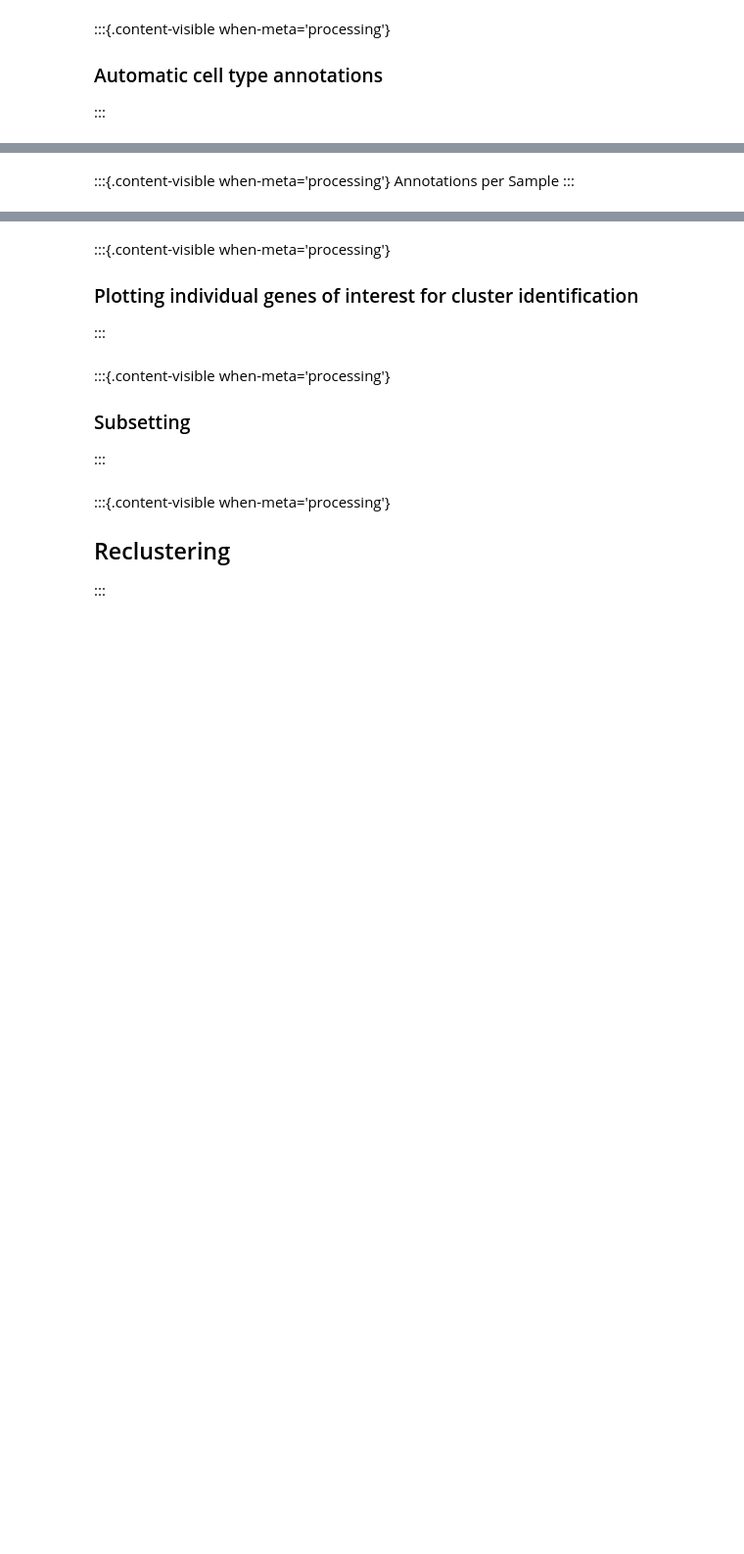
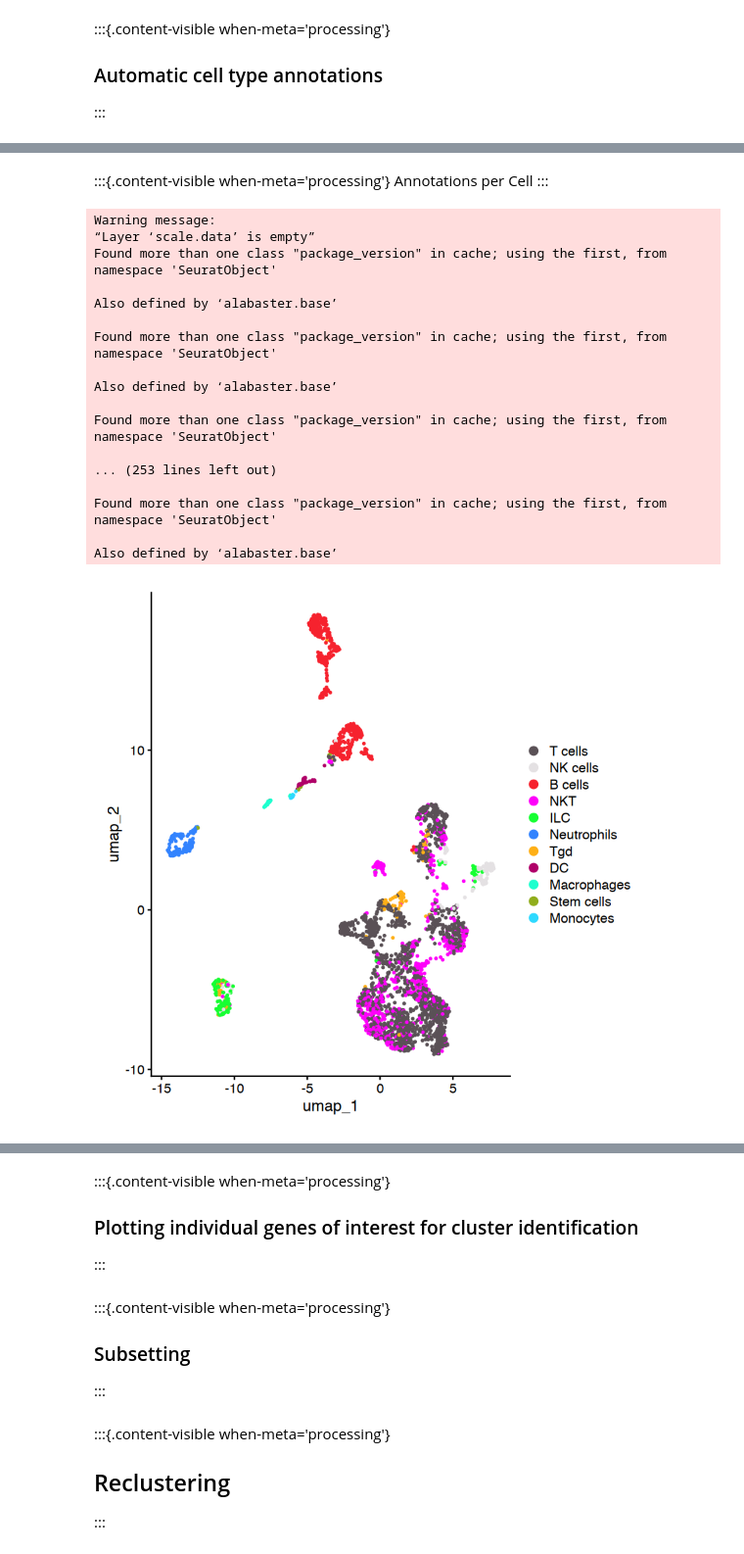
Before and after one commit to EduardAnsaldo/scripts_for_single_cell_analysis, a Jupyter notebook: Analysis_template.ipynb, the cells around one changed output, grey strips where cells are left out. Shown at 98% size. Drawn from its saved outputs; the diff is of its cells as text; code cells hidden in the pictures; blank space fills up the shorter version.

```diff
--- a/Analysis_template.ipynb
+++ b/Analysis_template.ipynb
@@ -425,25 +562,40 @@ ggsave(paste0('UMAP_cluster_SingleR_annotations_by_group','.pdf'), path = local_
 # %% [markdown]
 :::{.content-visible when-meta='processing'}
-Annotations per Sample
+Annotations per Cell
 :::
 # %%
-:::{.content-visible when-meta='processing'}
-
 immgen <- ImmGenData(ensembl = FALSE)
 predictions_cell_basis <- SingleR(test = as.SingleCellExperiment(seurat), assay.type.test = 1, ref = immgen, labels = immgen$label.main)
 
 predictions_cell_basis <- predictions_cell_basis |>
     as_tibble() |>
     dplyr::select(c('labels'))
 
 predictions_cell_basis <- predictions_cell_basis |> rename('labels_per_cell_coarse' = 'labels')
 
 seurat$labels_per_cell_coarse <- predictions_cell_basis |> pull(labels_per_cell_coarse)
 
 Idents(seurat) <- 'labels_per_cell_coarse'
 DimPlot_scCustom(seurat, label = F)#+ theme(legend.position = 'none')
 ggsave(paste0('UMAP_cell_SingleR_annotations_coarse','.pdf'), path = local_path, width = 5, height = 5)
-DimPlot_scCustom(seurat, label = F, split.by = 'Groups')#+ theme(legend.position = 'none')
-ggsave(paste0('UMAP_cell_SingleR_annotations_coarse_by_group','.pdf'), path = local_path, width = 13, height = 5)
-
-:::
+p1 <- DimPlot_scCustom(seurat, label = F, split.by = 'Groups')#+ theme(legend.position = 'none')
+ggsave(plot = p1, filename = paste0('UMAP_cell_SingleR_annotations_coarse_by_group','.pdf'), path = local_path, width = 13, height = 5)
+# %% [output]
+Warning message:
+“Layer ‘scale.data’ is empty”
+Found more than one class "package_version" in cache; using the first, from namespace 'SeuratObject'
+
+Also defined by ‘alabaster.base’
+
+Found more than one class "package_version" in cache; using the first, from namespace 'SeuratObject'
+
+Also defined by ‘alabaster.base’
+
+Found more than one class "package_version" in cache; using the first, from namespace 'SeuratObject'
+
+... (253 lines left out)
+
+Found more than one class "package_version" in cache; using the first, from namespace 'SeuratObject'
+
+Also defined by ‘alabaster.base’
+[figure, added]
```
Also changed, not shown: parts of 70 cells of this notebook, 13 other files.
